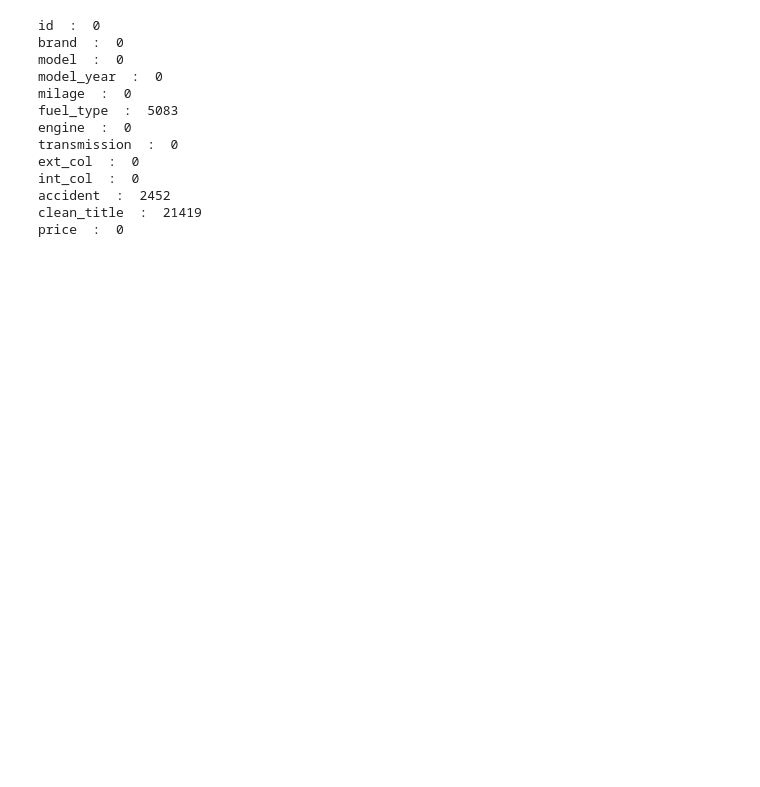
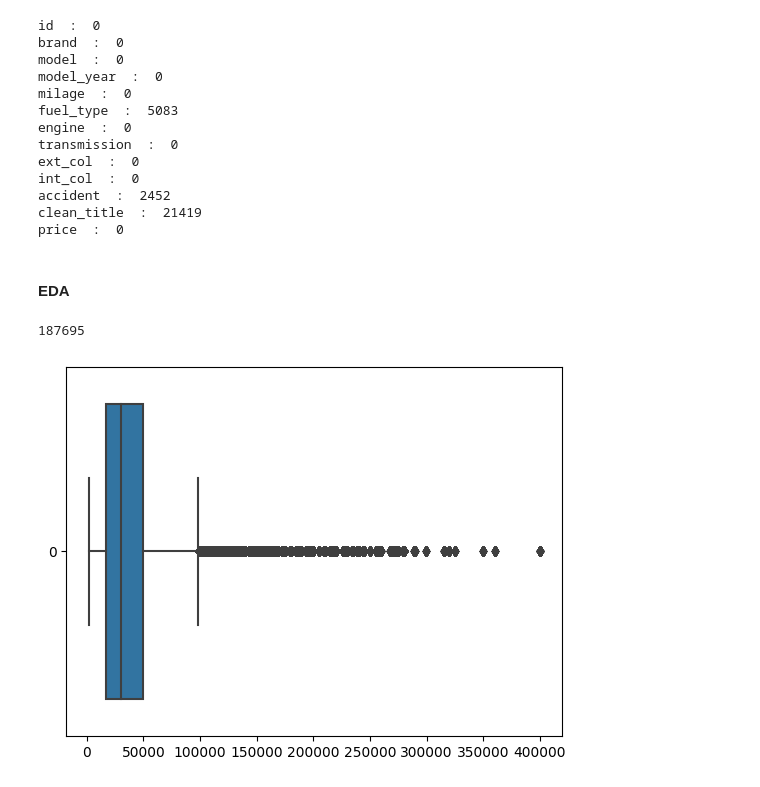
Before and after one commit to soham-bhagwat/Data-Analysis-EDA, a Jupyter notebook: competition-notebook.ipynb, the cells around one changed output. Saved outputs shown, nothing was run; the diff lists cells and outputs as text; code cells hidden in the pictures; blank space fills up the shorter version.

```diff
--- a/competition-notebook.ipynb
+++ b/competition-notebook.ipynb
@@ -91,3 +109,17 @@ int_col  :  0
 accident  :  2452
 clean_title  :  21419
 price  :  0
+# %% [markdown]
+#### EDA
+# %%
+#Distribution of Target Variable
+filtered_df = train_df[train_df['price'] < 400000]
+print(filtered_df.shape[0])
+# Create the boxplot
+sns.boxplot(data=filtered_df['price'], orient='h')
+
+#Show the plot
+plt.show()
+# %% [output]
+187695
+[figure, added]
```
Also changed, not shown: parts of 5 cells of this notebook.
